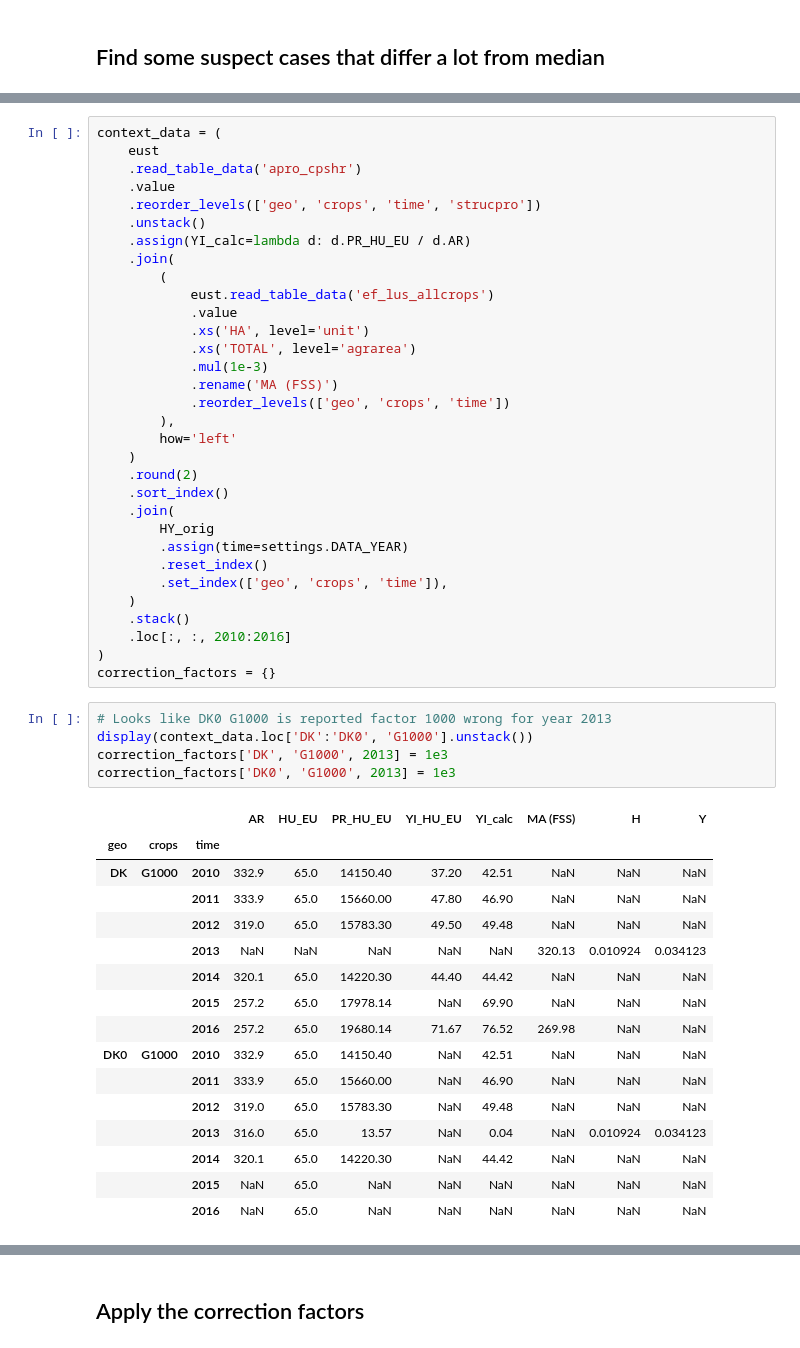
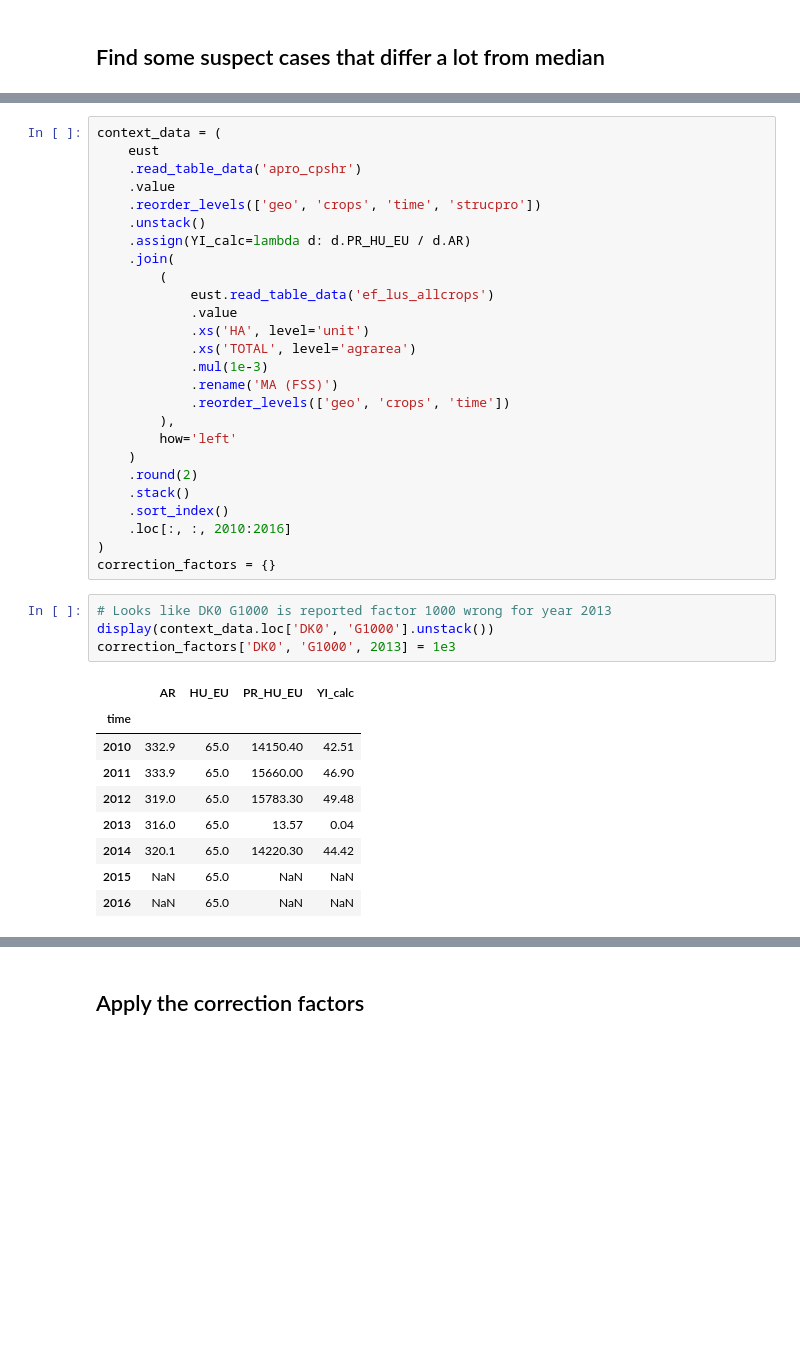
Before and after one commit to rasmuse/subnational-p-budgets, a Jupyter notebook: Crop production.ipynb, the cells around one changed output, grey strips where cells are left out. Cells and saved outputs as stored; diff of their text form; blank space fills up the shorter version.

```diff
--- a/Crop production.ipynb
+++ b/Crop production.ipynb
@@ -524,39 +512,25 @@ context_data = (
         how='left'
     )
     .round(2)
+    .stack()
     .sort_index()
-    .join(
-        HY_orig
-        .assign(time=settings.DATA_YEAR)
-        .reset_index()
-        .set_index(['geo', 'crops', 'time']),
-    )
-    .stack()
     .loc[:, :, 2010:2016]
 )
 correction_factors = {}
 # %%
 # Looks like DK0 G1000 is reported factor 1000 wrong for year 2013
-display(context_data.loc['DK':'DK0', 'G1000'].unstack())
-correction_factors['DK', 'G1000', 2013] = 1e3
+display(context_data.loc['DK0', 'G1000'].unstack())
 correction_factors['DK0', 'G1000', 2013] = 1e3
 # %% [output]
-|  |  |  | AR | HU_EU | PR_HU_EU | YI_HU_EU | YI_calc | MA (FSS) | H | Y |
-| geo | crops | time |  |  |  |  |  |  |  |  |
-| DK | G1000 | 2010 | 332.9 | 65.0 | 14150.40 | 37.20 | 42.51 | NaN | NaN | NaN |
-|  |  | 2011 | 333.9 | 65.0 | 15660.00 | 47.80 | 46.90 | NaN | NaN | NaN |
-|  |  | 2012 | 319.0 | 65.0 | 15783.30 | 49.50 | 49.48 | NaN | NaN | NaN |
-|  |  | 2013 | NaN | NaN | NaN | NaN | NaN | 320.13 | 0.010924 | 0.034123 |
-|  |  | 2014 | 320.1 | 65.0 | 14220.30 | 44.40 | 44.42 | NaN | NaN | NaN |
-|  |  | 2015 | 257.2 | 65.0 | 17978.14 | NaN | 69.90 | NaN | NaN | NaN |
-|  |  | 2016 | 257.2 | 65.0 | 19680.14 | 71.67 | 76.52 | 269.98 | NaN | NaN |
-| DK0 | G1000 | 2010 | 332.9 | 65.0 | 14150.40 | NaN | 42.51 | NaN | NaN | NaN |
-|  |  | 2011 | 333.9 | 65.0 | 15660.00 | NaN | 46.90 | NaN | NaN | NaN |
-|  |  | 2012 | 319.0 | 65.0 | 15783.30 | NaN | 49.48 | NaN | NaN | NaN |
-|  |  | 2013 | 316.0 | 65.0 | 13.57 | NaN | 0.04 | NaN | 0.010924 | 0.034123 |
-|  |  | 2014 | 320.1 | 65.0 | 14220.30 | NaN | 44.42 | NaN | NaN | NaN |
-|  |  | 2015 | NaN | 65.0 | NaN | NaN | NaN | NaN | NaN | NaN |
-|  |  | 2016 | NaN | 65.0 | NaN | NaN | NaN | NaN | NaN | NaN |
+|  | AR | HU_EU | PR_HU_EU | YI_calc |
+| time |  |  |  |  |
+| 2010 | 332.9 | 65.0 | 14150.40 | 42.51 |
+| 2011 | 333.9 | 65.0 | 15660.00 | 46.90 |
+| 2012 | 319.0 | 65.0 | 15783.30 | 49.48 |
+| 2013 | 316.0 | 65.0 | 13.57 | 0.04 |
+| 2014 | 320.1 | 65.0 | 14220.30 | 44.42 |
+| 2015 | NaN | 65.0 | NaN | NaN |
+| 2016 | NaN | 65.0 | NaN | NaN |
 # %%
 # Comparing Greece to Spain for reference
 # Looks like EL G1000 might be reported factor 1000 wrong for years 2010-2014,
```
Also changed, not shown: parts of 35 cells of this notebook.
